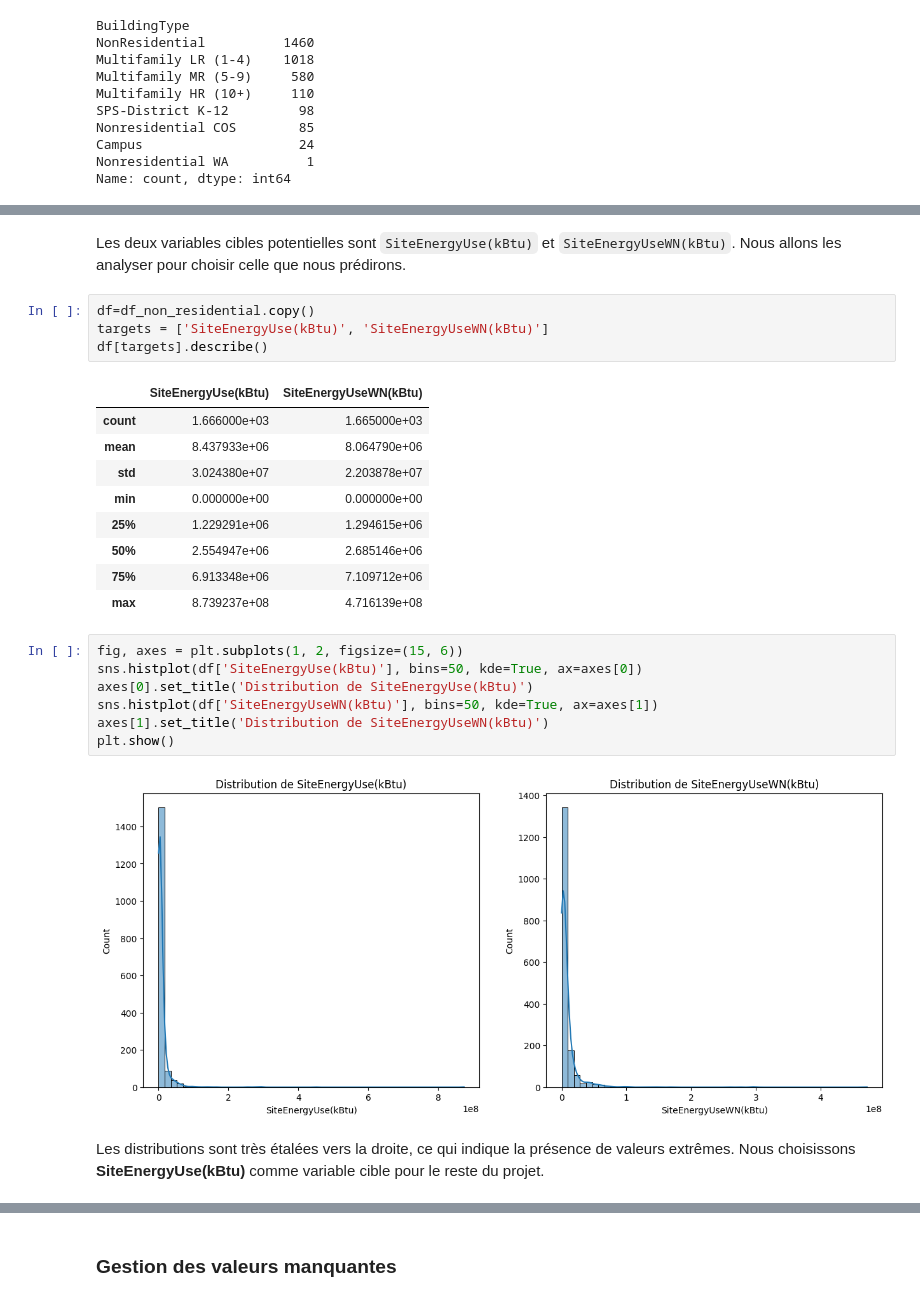
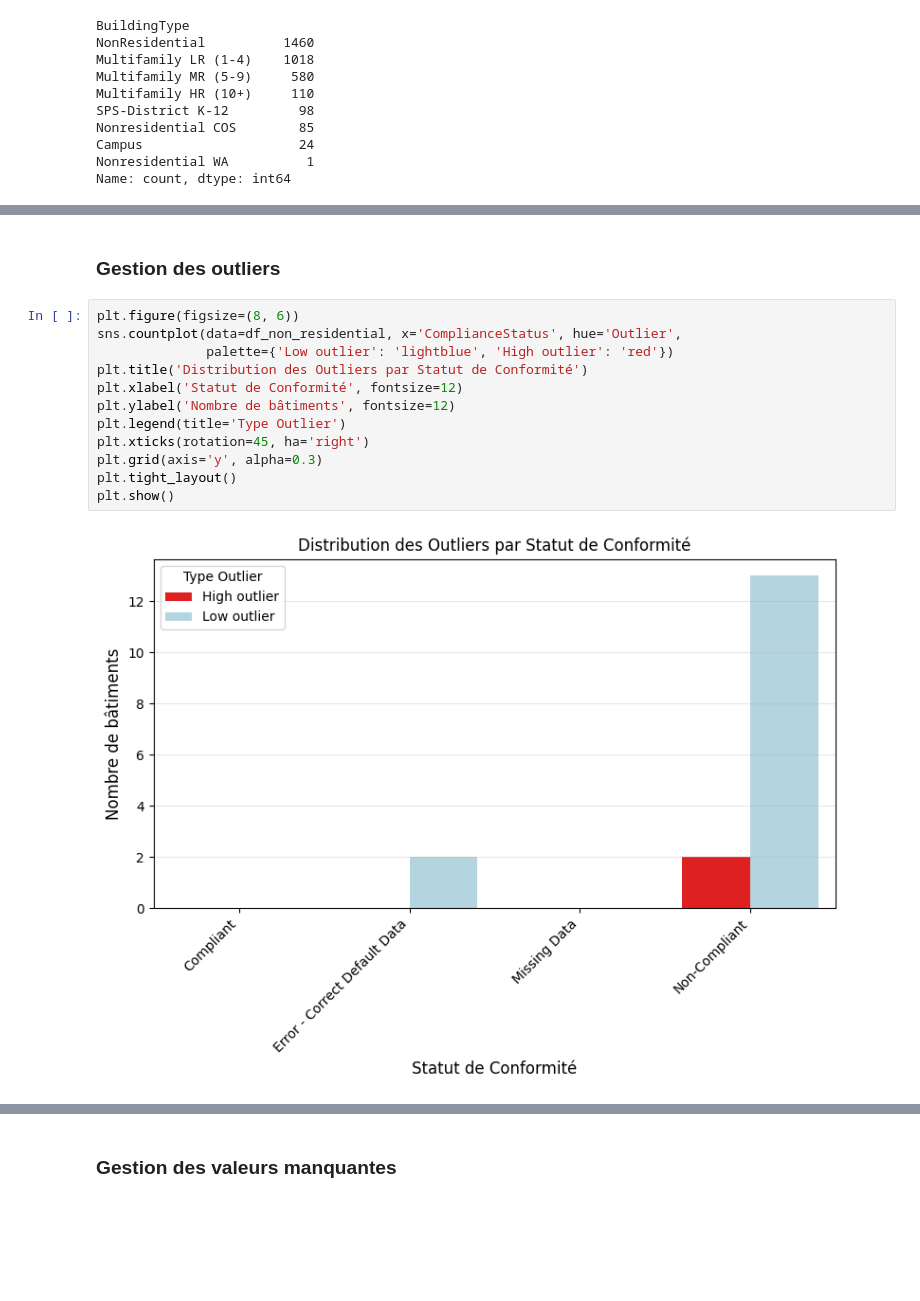
Before and after one commit to Ping689/ML-Prediction, a Jupyter notebook: solution_modelistation_supervisee.ipynb, the cells around one changed output, grey strips where cells are left out. Cells and saved outputs as stored; diff of their text form; blank space fills up the shorter version.

```diff
--- a/solution_modelistation_supervisee.ipynb
+++ b/solution_modelistation_supervisee.ipynb
@@ -92,28 +90,16 @@ Name: count, dtype: int64
-# %% [markdown]
-Les deux variables cibles potentielles sont `SiteEnergyUse(kBtu)` et `SiteEnergyUseWN(kBtu)`. Nous allons les analyser pour choisir celle que nous prédirons.
-# %%
-df=df_non_residential.copy()
-targets = ['SiteEnergyUse(kBtu)', 'SiteEnergyUseWN(kBtu)']
-df[targets].describe()
-# %% [output]
-|  | SiteEnergyUse(kBtu) | SiteEnergyUseWN(kBtu) |
-| count | 1.666000e+03 | 1.665000e+03 |
-| mean | 8.437933e+06 | 8.064790e+06 |
-| std | 3.024380e+07 | 2.203878e+07 |
-| min | 0.000000e+00 | 0.000000e+00 |
-| 25% | 1.229291e+06 | 1.294615e+06 |
-| 50% | 2.554947e+06 | 2.685146e+06 |
-| 75% | 6.913348e+06 | 7.109712e+06 |
-| max | 8.739237e+08 | 4.716139e+08 |
-# %%
-fig, axes = plt.subplots(1, 2, figsize=(15, 6))
-sns.histplot(df['SiteEnergyUse(kBtu)'], bins=50, kde=True, ax=axes[0])
-axes[0].set_title('Distribution de SiteEnergyUse(kBtu)')
-sns.histplot(df['SiteEnergyUseWN(kBtu)'], bins=50, kde=True, ax=axes[1])
-axes[1].set_title('Distribution de SiteEnergyUseWN(kBtu)')
-plt.show()
-# %% [output]
-[figure, removed]
-# %% [markdown]
-Les distributions sont très étalées vers la droite, ce qui indique la présence de valeurs extrêmes.
-Nous choisissons **SiteEnergyUse(kBtu)** comme variable cible pour le reste du projet.
+# %% [markdown]
+### Gestion des outliers
+# %%
+plt.figure(figsize=(8, 6))
+sns.countplot(data=df_non_residential, x='ComplianceStatus', hue='Outlier',
+              palette={'Low outlier': 'lightblue', 'High outlier': 'red'})
+plt.title('Distribution des Outliers par Statut de Conformité')
+plt.xlabel('Statut de Conformité', fontsize=12)
+plt.ylabel('Nombre de bâtiments', fontsize=12)
+plt.legend(title='Type Outlier')
+plt.xticks(rotation=45, ha='right')
+plt.grid(axis='y', alpha=0.3)
+plt.tight_layout()
+plt.show()
+# %% [output]
+[figure, added]
```
Also changed, not shown: parts of 42 cells of this notebook.
